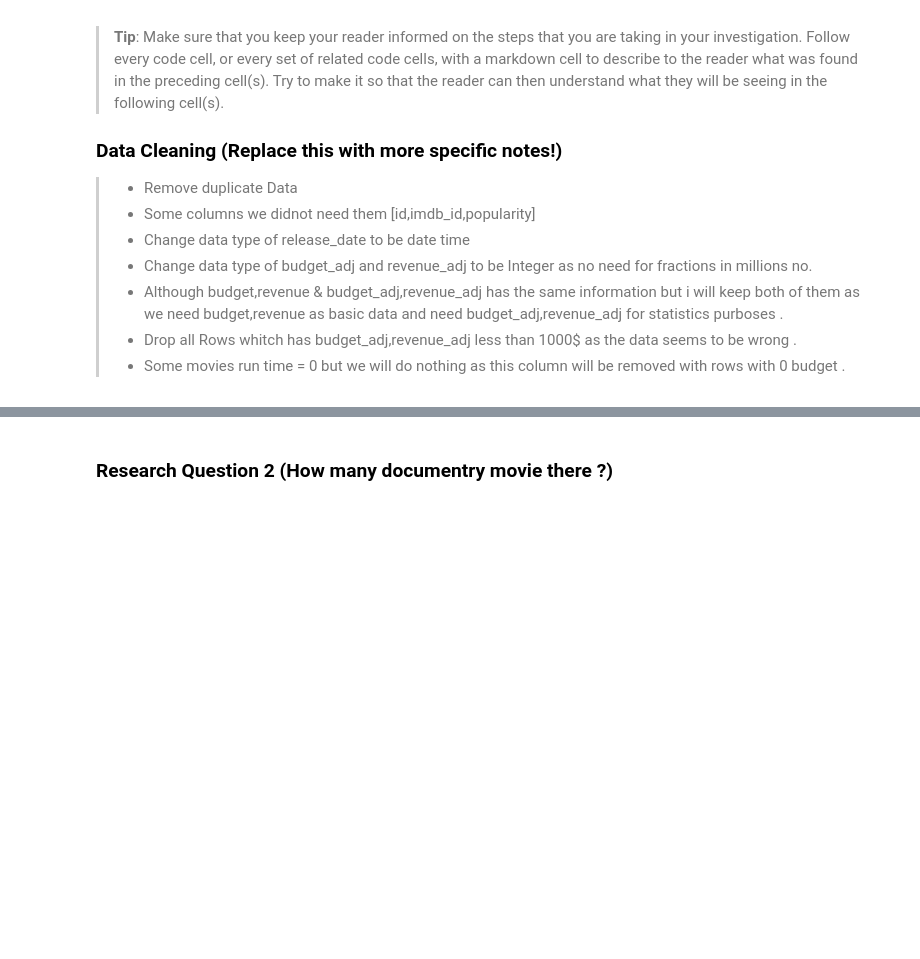
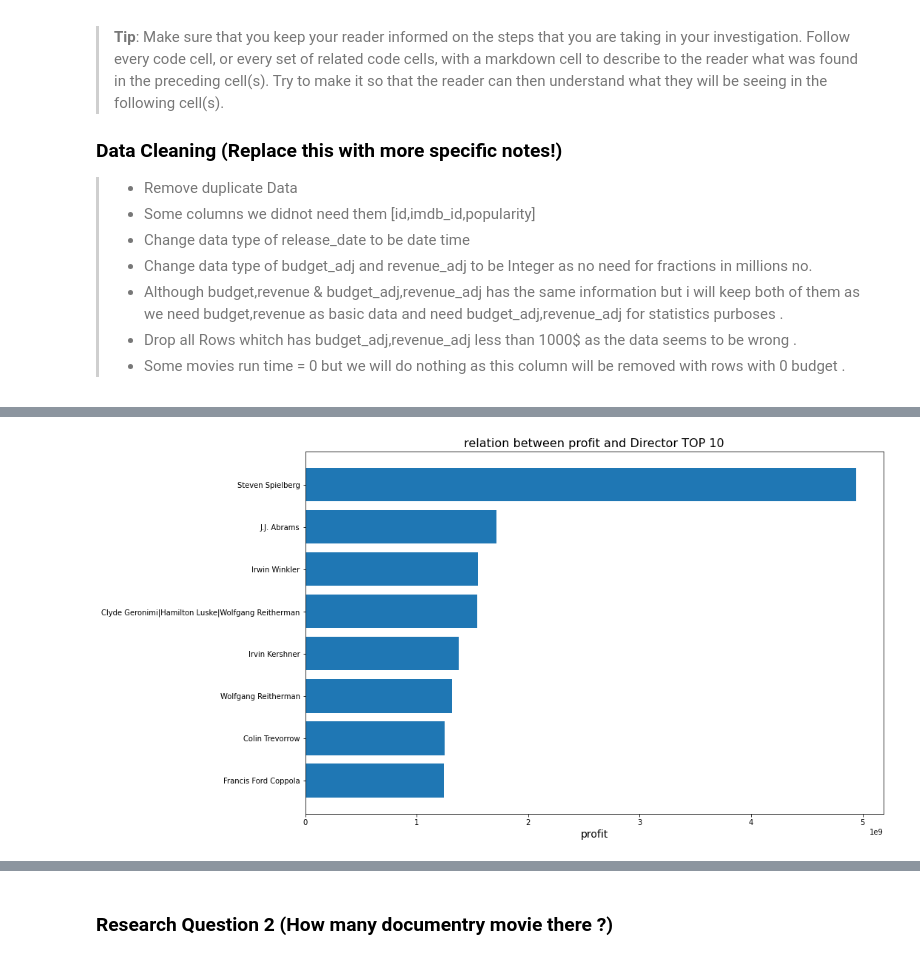
Before and after one commit to moamen-mohasseb/TMDB-Movie-Data, a Jupyter notebook: TMDB-Movies-DataAnalysis.ipynb, the cells around one changed output, grey strips where cells are left out. Drawn from its saved outputs; the diff is of its cells as text; code cells hidden in the pictures; blank space fills up the shorter version.

Commit message:
Get director, cast,geners that in great demand

```diff
--- a/TMDB-Movies-DataAnalysis.ipynb
+++ b/TMDB-Movies-DataAnalysis.ipynb
@@ -143,5 +311,7 @@ plot_relation_rate(top_stage,'Revenu','Movie',"top 10")
 # %%
-top_stage=tmdb_top_10_revenue.groupby(['director'])['revenue_adj'].sum()
+top_stage=tmdb_top_10_revenue.groupby(['director'])['profit'].sum()
 top_stage.astype('int64')
-plot_relation_rate(top_stage,'Revenu','Director',"TOP 10")
+plot_relation_rate(top_stage,'profit','Director',"TOP 10")
+# %% [output]
+[figure, added]
 # %%
```
Also changed, not shown: parts of 37 cells of this notebook.
